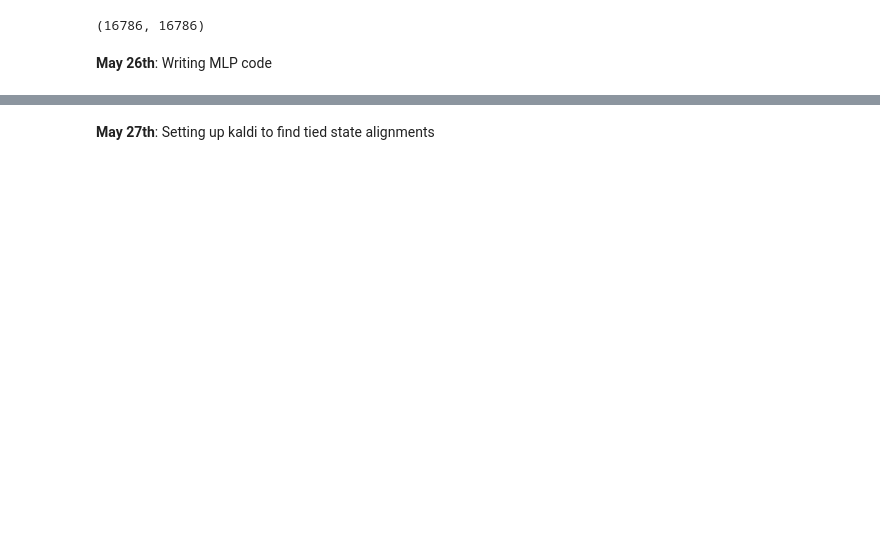
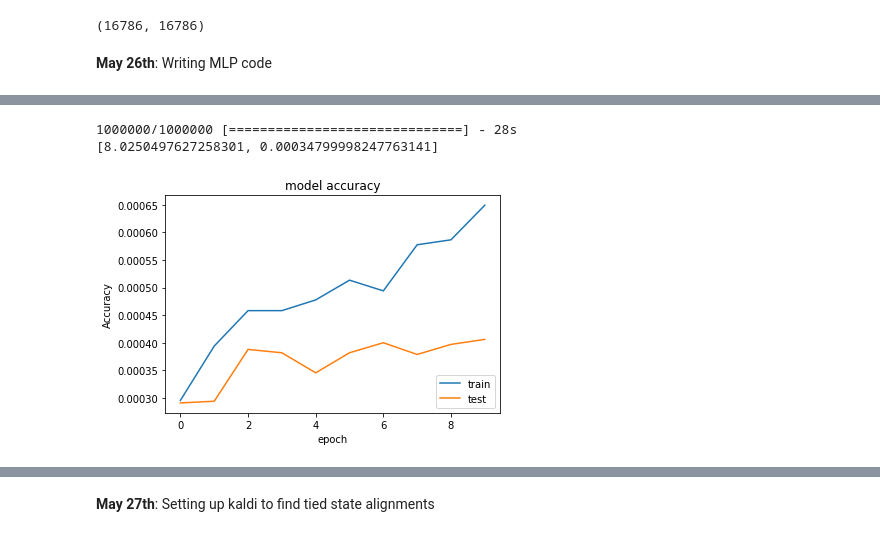
Before and after one commit to vagrawal/gsoc-progress, a Jupyter notebook: habdullah/Notes.ipynb, the cells around one changed output, grey strips where cells are left out. Saved outputs shown, nothing was run; the diff lists cells and outputs as text; code cells hidden in the pictures; blank space fills up the shorter version.

```diff
--- a/habdullah/Notes.ipynb
+++ b/habdullah/Notes.ipynb
@@ -149,0 +291,12 @@ print(hist.history.keys())
+# %%
+model_3 = Sequential()
+model_3.add(Dense(1000, activation='relu', input_dim=40))
+model_3.add(Dense(1000, activation='relu'))
+model_3.add(Dense(3000, activation='softmax'))
+model_3.compile(optimizer='adagrad',
+              loss='categorical_crossentropy',
+              metrics=['accuracy'])
+
+
+
+hist3=model_3.fit(x_train,y_train,verbose = 2,validation_split=0.33,epochs=10,batch_size=20000)
@@ -149,0 +321,19 @@ print(hist.history.keys())
+# %%
+score = model_3.evaluate(x_test, y_test, batch_size=20000)
+print score
+# %% [output]
+1000000/1000000 [==============================] - 28s
+[8.0250497627258301, 0.00034799998247763141]
+# %%
+import matplotlib.pyplot as plt
+
+plt.plot(hist3.history['acc'])
+plt.plot(hist3.history['val_acc'])
+plt.title('model accuracy')
+plt.ylabel('Accuracy')
+plt.xlabel('epoch')
+plt.legend(['train','test'],loc='lower right')
+plt.show()
+plt.savefig('mlp_1mill_adagrad_acc.png')
+# %% [output]
+[figure, added]
```
Also changed, not shown: parts of 44 cells of this notebook, 6 other files.
